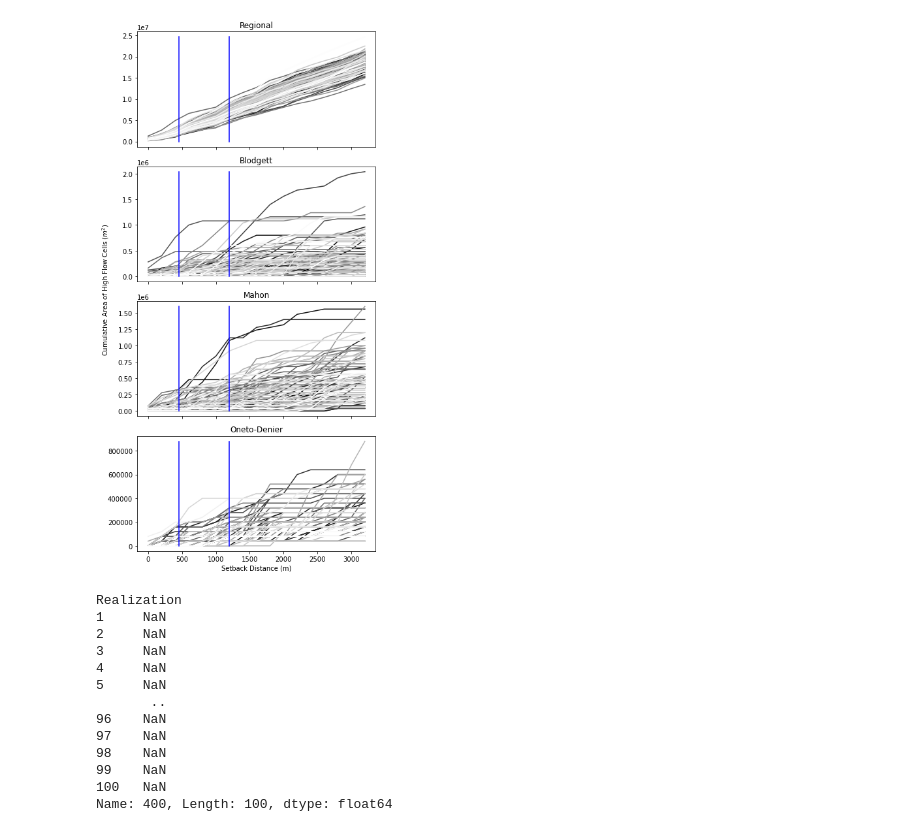
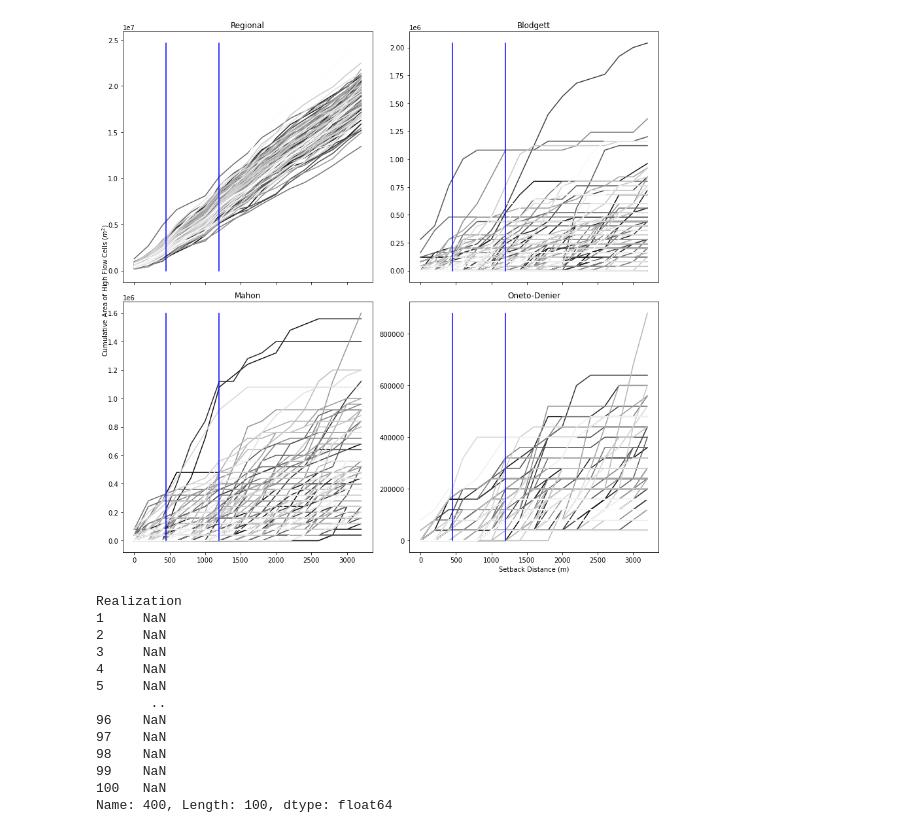
Before and after one commit to andrewcalderwood/CosumnesRiverRecharge, a Jupyter notebook: Projects/Levee_setback/levee_setback_distance_analysis/Setback flow result plotting.ipynb, the cells around one changed output. Cells and saved outputs as stored; diff of their text form; code cells hidden in the pictures.

```diff
--- a/Projects/Levee_setback/levee_setback_distance_analysis/Setback flow result plotting.ipynb
+++ b/Projects/Levee_setback/levee_setback_distance_analysis/Setback flow result plotting.ipynb
@@ -108,24 +104,27 @@ Int64Index([   0,  200,  400,  600,  800, 1000, 1200, 1400, 1600, 1800, 2000,
 # %%
 # plot all of these to show initial reaction that on a regional scale all realizations provide high recharge area,
 # but local scale these signals are more variable and have more obvious asymptotes
-fig,ax=plt.subplots(4,1,figsize=(6,12),sharex=True)
+fig,ax=plt.subplots(2,2,figsize=(12,12),sharex=True)
 for i,n in enumerate(site_order):
-    hf_all.loc[n].transpose().plot(legend=False, colormap='gray',ax=ax[i])
-    ax[i].set_title(n)
+    ax_n = ax[int(i/2), i % 2]
+    hf_all.loc[n].transpose().plot(legend=False, colormap='gray',ax=ax_n)
+    ax_n.set_title(n)
     hf_max = hf_all.loc[n].max().max()
-    ax[i].plot([450,450],[0,hf_max],color='blue',label='Transverse Mean Length')
-    ax[i].plot([1200,1200],[0,hf_max],color='blue', label = 'Parallel Mean Length')
+    ax_n.plot([450,450],[0,hf_max],color='blue',label='Transverse Mean Length')
+    ax_n.plot([1200,1200],[0,hf_max],color='blue', label = 'Parallel Mean Length')
 #     plt_hf_cum_area(hf_all.loc[n],percentile,n, ax[i])
 plt.xlabel('Setback Distance (m)')
 fig.text(0,0.4,'Cumulative Area of High Flow Cells ($m^2$)',rotation=90)
 
 fig.tight_layout()
+plt.savefig(fig_dir+'all_sites_high_flow_cells_diff_by_distance_'+str(percentile)+'.png',dpi=600)
+
 # plt_hf_cum_area(hf_all.loc['Regional'],percentile, 'regional')
 # plt_hf_cum_area(hf_all.loc['Blodgett'], percentile, 'local')
 # plt_hf_cum_area(hf_all.loc['Mahon'], percentile, 'local')
 # plt_hf_cum_area(hf_all.loc['Oneto-Denier'], percentile, 'local')
 # %% [output]
-[figure, old version]
+[figure, new version]
 # %%
 offset = hf_all.loc['Blodgett'].loc[:,[400,600,800]] - hf_all.loc['Blodgett'].loc[:,[400,600,800]].mean(axis=0)
 offset = offset.where(offset == np.min(np.abs(offset)))
```
Also changed, not shown: parts of 18 cells of this notebook, 9 other files.
